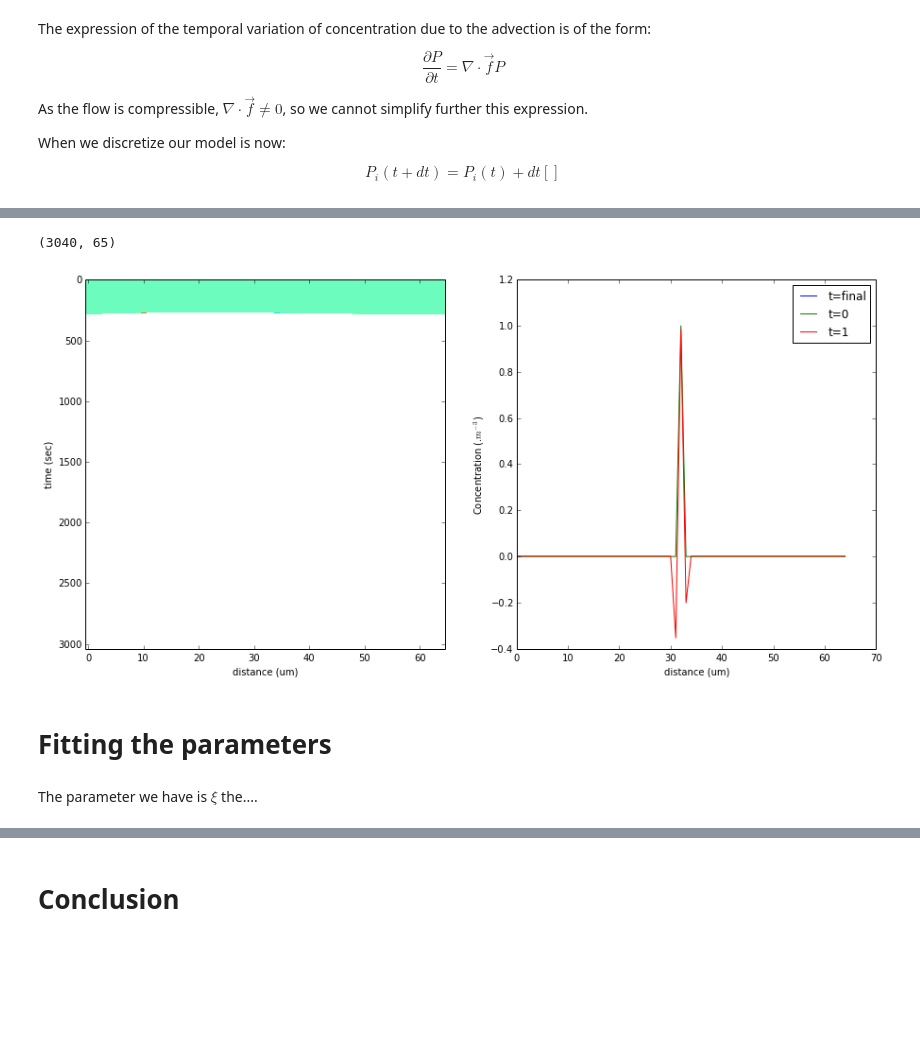
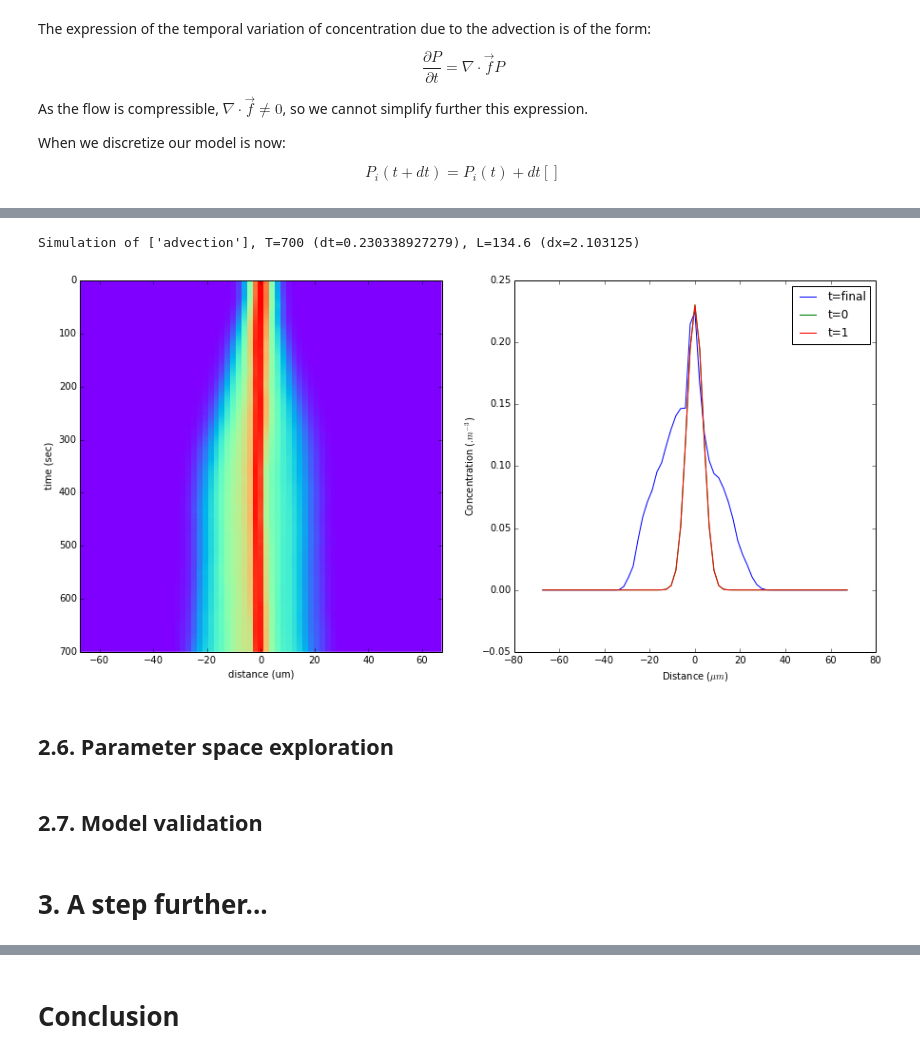
Before and after one commit to geeklhem/polarikss, a Jupyter notebook: model.ipynb, the cells around one changed output, grey strips where cells are left out. Cells and saved outputs as stored; diff of their text form; code cells hidden in the pictures; blank space fills up the shorter version.

```diff
--- a/model.ipynb
+++ b/model.ipynb
@@ -12,6 +14,6 @@ import pandas
 import matplotlib.pyplot as plt
 %matplotlib inline
 %cd data/
-cytosol = 0
+cytosol,advection = None,None
 plt.rcParams['figure.figsize'] =  15,7
 # %% [output]
@@ -209,10 +229,20 @@ Conversely, our time discretisation scheme should lead to an error of $O(dt)$.
 $$P(t+dt) = P(t) + dt\frac{\partial P}{\partial t}\bigg |_t + O(dt^2)$$
 $$\frac{P(t+dt) - P(t)}{dt} = \frac{\partial P}{\partial t}\bigg |_t + O(dt)$$
 # %%
-def analytical_vector(N,param):
+def analytical_vector(N,param,disp=True):
+    """
+    Analatical solution of the dirac's diffusion
+
+    Args:
+        N (int): number of grid points
+        param (dict): A dictionnary of parameters with at least
+            "D", the diffusion coefficient and "T" the time.
+    """
     a = (4*np.pi*param["D"]*param["T"])**(-0.5)
     b = 4*param["D"]*param["T"]
     x_0 = int(N/2)
     c = np.array([-(x-x_0)**2 for x in np.arange(N)])
     out = a * np.exp(c/b)
+    if disp:
+        print "Analytical results, T={}, L={} (dx={})".format(param["T"],param["L"],param["L"]/N)
     return out
@@ -359,0 +466,7 @@ display(p,param,True)
+# %%
+p = np.zeros((3000, 65))
+p[0,int(p.shape[1]/2)] = 1 #A dirac
+# Run the simulation !
+#p,param = play(p,get_P_param(rho=0),[cytosol])
+p,param = play(p,get_P_param(rho=0),[diffusion,cytosol])
+display(p,param,True)
@@ -375,0 +499,11 @@ def advection(p,param,dt,l,t):
+# %%
+plt.subplot(1,2,1)
+plt.imshow(artificial_flow(2,150),interpolation="none",
+               aspect="auto",cmap="rainbow",
+               extent=(-0.5*param["L"],0.5*param["L"],param["T"],0))
+plt.subplot(1,2,2)
+plt.imshow(flow,interpolation="none",
+               aspect="auto",cmap="rainbow",
+               extent=(-0.5*param["L"],0.5*param["L"],param["T"],0))
+flow = pandas.read_csv("flow-myosin-um-per-min_interpolated_40.txt").values / 60 *1e-1
+plt.plot()
@@ -376,15 +521,16 @@ def advection(p,param,dt,l,t):
 # %%
-flow = pandas.read_csv("flow-myosin-um-per-min_interpolated_40.txt").values
-print flow.shape
+# Get the experimental values (these are in µm.s-1 so we multiply by 60 to have seconds)
 p = np.zeros((flow.shape[0], 65))
-p[0,int(p.shape[1]/2)] = 1
-p,param = play(p,get_P_param(F=flow),[diffusion,cytosol,advection])
-display(p)
+p[0,:] = analytical_vector(65,get_P_param(T=10),False)
+p,param = play(p,get_P_param(F=flow,rho=0),[advection])
+display(p,param)
 # %% [output]
-(3040, 65)
+Simulation of ['advection'], T=700 (dt=0.230338927279), L=134.6 (dx=2.103125)
-[figure, old version]
+[figure, new version]
-# %% [markdown]
-# Fitting the parameters
-# %% [markdown]
-The parameter we have is $\xi$ the....
+# %% [markdown]
+## 2.6. Parameter space exploration
+# %% [markdown]
+## 2.7. Model validation
+# %% [markdown]
+# 3. A step further...
 # %% [markdown]
```
Also changed, not shown: parts of 34 cells of this notebook, 1 other file.
